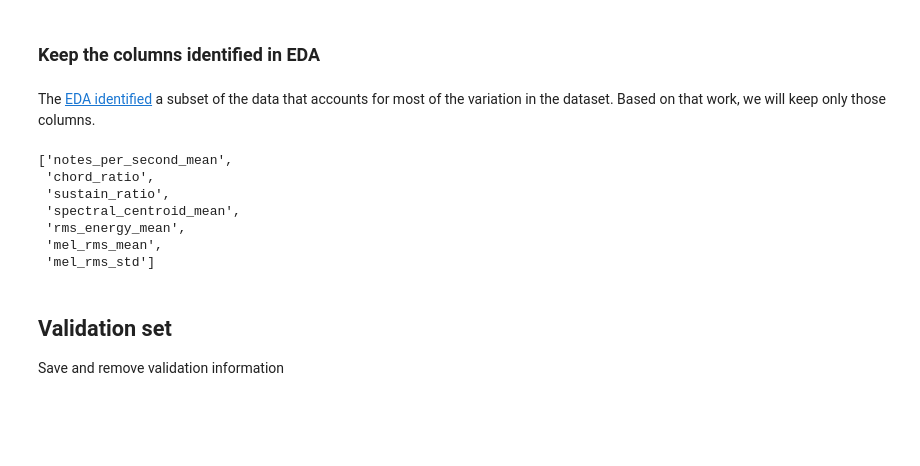
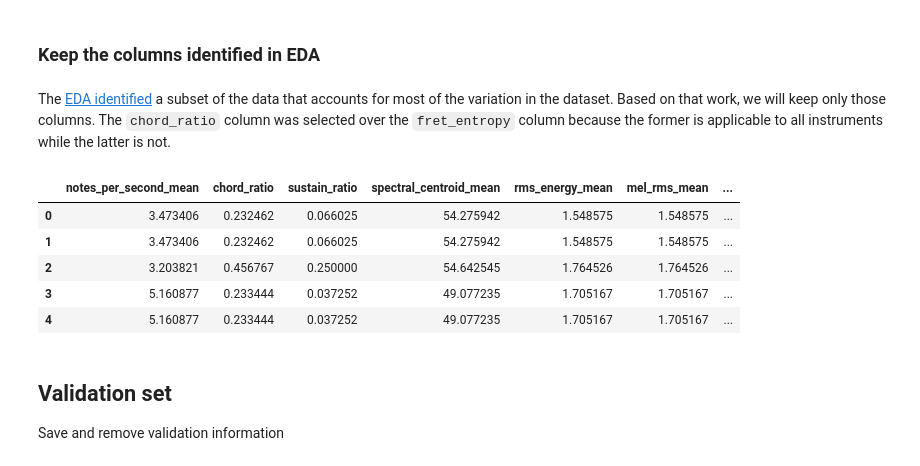
Before and after one commit to MattGroho/tab-hero, a Jupyter notebook: notebooks/unsupervised_pipeline_investigation.ipynb, the cells around one changed output. Drawn from its saved outputs; the diff is of its cells as text; code cells hidden in the pictures; blank space fills up the shorter version.

Commit message:
Kept only the columns identified in the EDA phase as most significant for clustering.

```diff
--- a/notebooks/unsupervised_pipeline_investigation.ipynb
+++ b/notebooks/unsupervised_pipeline_investigation.ipynb
@@ -397,26 +397,29 @@ We have updated 6 records.
 # %% [markdown]
 ### Keep the columns identified in EDA
 # %% [markdown]
-The [EDA identified](data_deepdive_refactored.ipynb) a subset of the data that accounts for most of the variation in the dataset. Based on that work, we will keep only those columns.
+The [EDA identified](data_deepdive_refactored.ipynb) a subset of the data that accounts for most of the variation in the dataset. Based on that work, we will keep only those columns. The `chord_ratio` column was selected over the `fret_entropy` column because the former is applicable to all instruments while the latter is not.
 # %%
+# Collect the columns identified in EDA
 most_significant_cols = [
     'notes_per_second_mean'
     ,'chord_ratio'
     ,'sustain_ratio'
     ,'spectral_centroid_mean'
     ,'rms_energy_mean'
     ,'mel_rms_mean'
     ,'mel_rms_std'
 ]
-most_significant_cols
+
+# Subset dataframe
+song_and_instrument_df = song_and_instrument_df.loc[:, most_significant_cols]
+song_and_instrument_df.head()
 # %% [output]
-['notes_per_second_mean',
- 'chord_ratio',
- 'sustain_ratio',
- 'spectral_centroid_mean',
- 'rms_energy_mean',
- 'mel_rms_mean',
- 'mel_rms_std']
+|  | notes_per_second_mean | chord_ratio | sustain_ratio | spectral_centroid_mean | rms_energy_mean | mel_rms_mean | ... |
+| 0 | 3.473406 | 0.232462 | 0.066025 | 54.275942 | 1.548575 | 1.548575 | ... |
+| 1 | 3.473406 | 0.232462 | 0.066025 | 54.275942 | 1.548575 | 1.548575 | ... |
+| 2 | 3.203821 | 0.456767 | 0.250000 | 54.642545 | 1.764526 | 1.764526 | ... |
+| 3 | 5.160877 | 0.233444 | 0.037252 | 49.077235 | 1.705167 | 1.705167 | ... |
+| 4 | 5.160877 | 0.233444 | 0.037252 | 49.077235 | 1.705167 | 1.705167 | ... |
 # %% [markdown]
 ## Validation set
 Save and remove validation information
```
Also changed, not shown: parts of 1 cell of this notebook.
